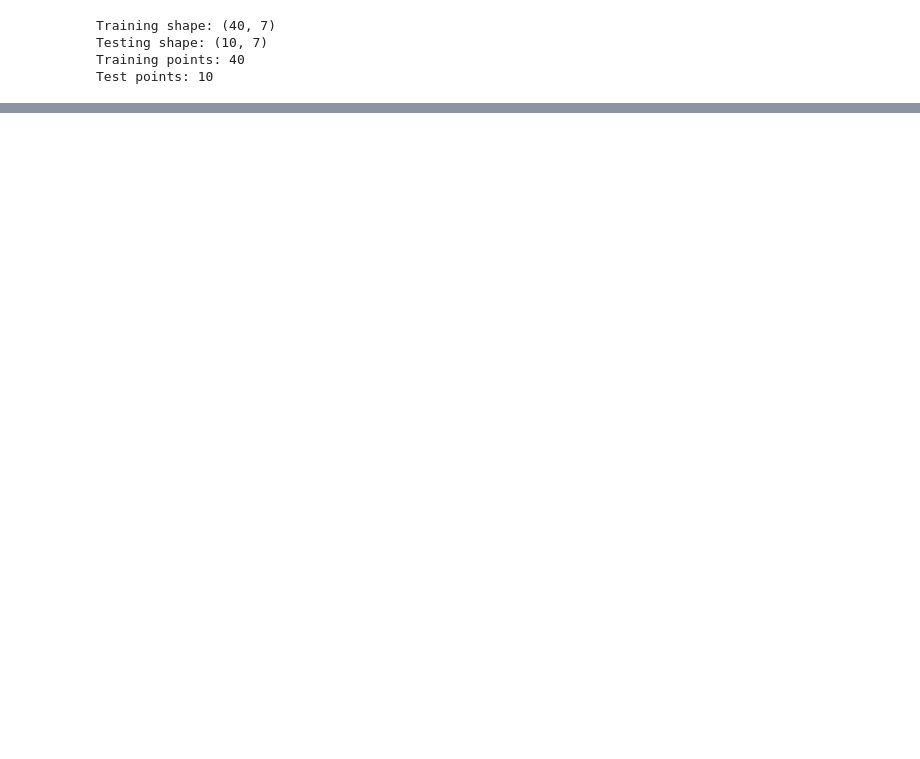
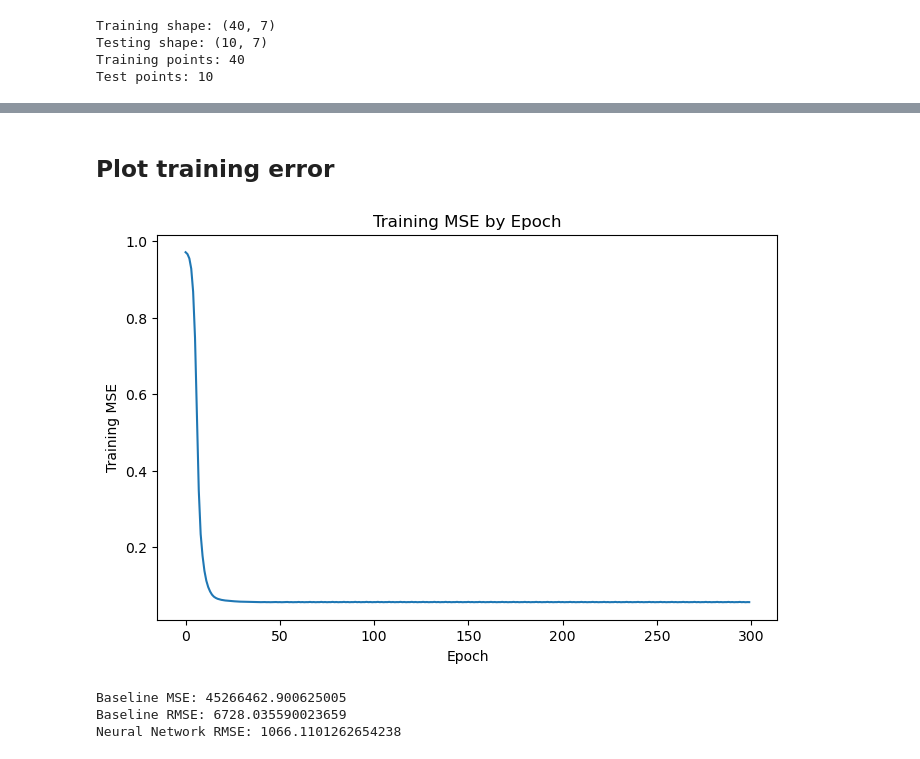
Before and after one commit to tessjoseph/ds4420finalproject, a Jupyter notebook: Neural Network.ipynb, the cells around one changed output, grey strips where cells are left out. Cells and saved outputs as stored; diff of their text form; code cells hidden in the pictures; blank space fills up the shorter version.

```diff
--- a/Neural Network.ipynb
+++ b/Neural Network.ipynb
@@ -565,0 +533,37 @@ Our predictions are really struggling to be pulled away from 0 telling us there
+# %%
+d = X_train.shape[1]
+n = X_train.shape[0]
+
+hidden_nodes = 1
+seed = 10
+
+np.random.seed(seed)
+W1 = np.random.randn(d, hidden_nodes) * 0.1
+b1 = np.zeros((hidden_nodes, 1))
+W2 = np.random.randn(hidden_nodes, 1) * 0.1
+b2 = np.zeros((1, 1))
+
+final_result = get_Ws(W1, b1, W2, b2, X_train, y_train, d, n)
+
+final_W1 = final_result[1]
+final_b1 = final_result[2]
+final_W2 = final_result[3]
+final_b2 = final_result[4]
+train_errors = final_result[5]
+
+train_preds_scaled = predict_matrix(X_train, final_W1, final_b1, final_W2, final_b2)
+test_preds_scaled = predict_matrix(X_test, final_W1, final_b1, final_W2, final_b2)
+
+train_preds = train_preds_scaled * y_train_std + y_train_mean
+test_preds = test_preds_scaled * y_train_std + y_train_mean
+
+y_train_original = y_train_df.to_numpy(dtype=float)
+y_test_original = y_test_df.to_numpy(dtype=float)
+
+train_mse = np.mean((train_preds - y_train_original) ** 2)
+test_mse = np.mean((test_preds - y_test_original) ** 2)
+
+print("Hidden nodes used:", hidden_nodes)
+print("Seed used:", seed)
+print("Train MSE:", train_mse)
+print("Test MSE:", test_mse)
@@ -565,0 +608,25 @@ Our predictions are really struggling to be pulled away from 0 telling us there
+# %% [markdown]
+## Plot training error
+# %%
+plt.figure(figsize=(8, 5))
+plt.plot(train_errors)
+plt.title("Training MSE by Epoch")
+plt.xlabel("Epoch")
+plt.ylabel("Training MSE")
+plt.show()
+# %% [output]
+[figure, added]
+# %%
+baseline_pred = np.repeat(y_train_original.mean(), len(y_test_original))
+baseline_mse = np.mean((baseline_pred - y_test_original) ** 2)
+baseline_rmse = np.sqrt(baseline_mse)
+
+nn_rmse = np.sqrt(test_mse)
+
+print("Baseline MSE:", baseline_mse)
+print("Baseline RMSE:", baseline_rmse)
+print("Neural Network RMSE:", nn_rmse)
+# %% [output]
+Baseline MSE: 45266462.900625005
+Baseline RMSE: 6728.035590023659
+Neural Network RMSE: 1066.1101262654238
```
Also changed, not shown: parts of 28 cells of this notebook.
